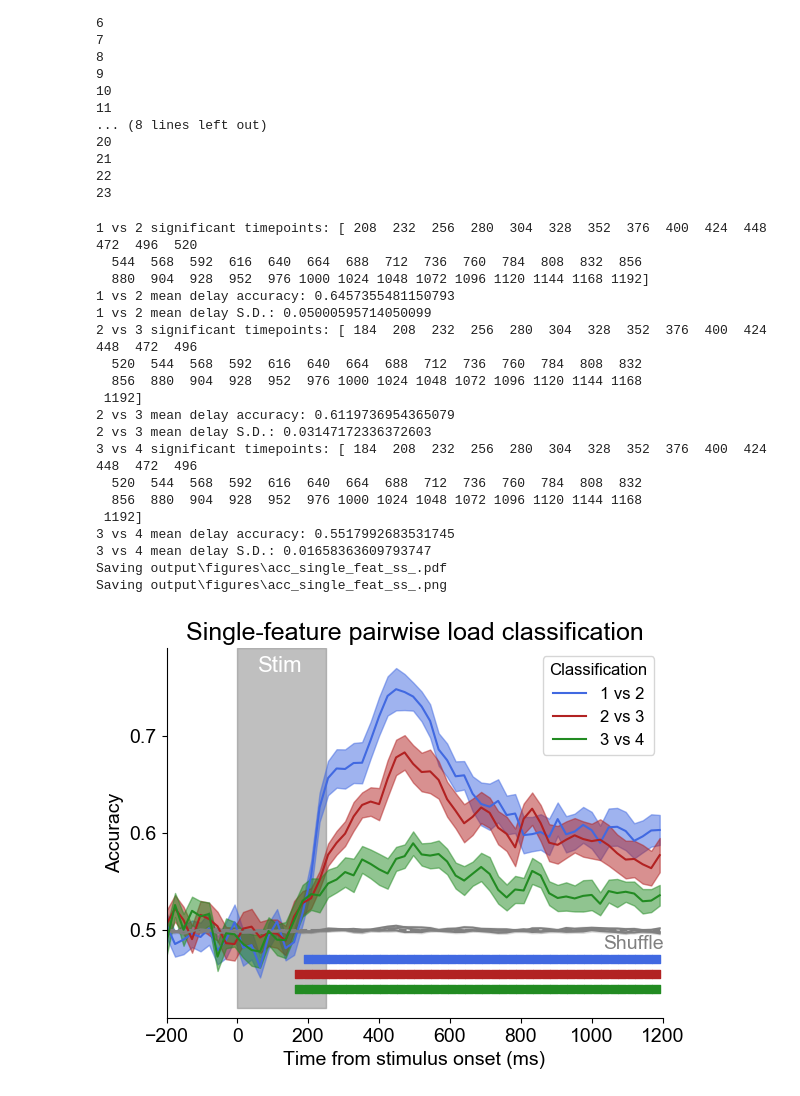
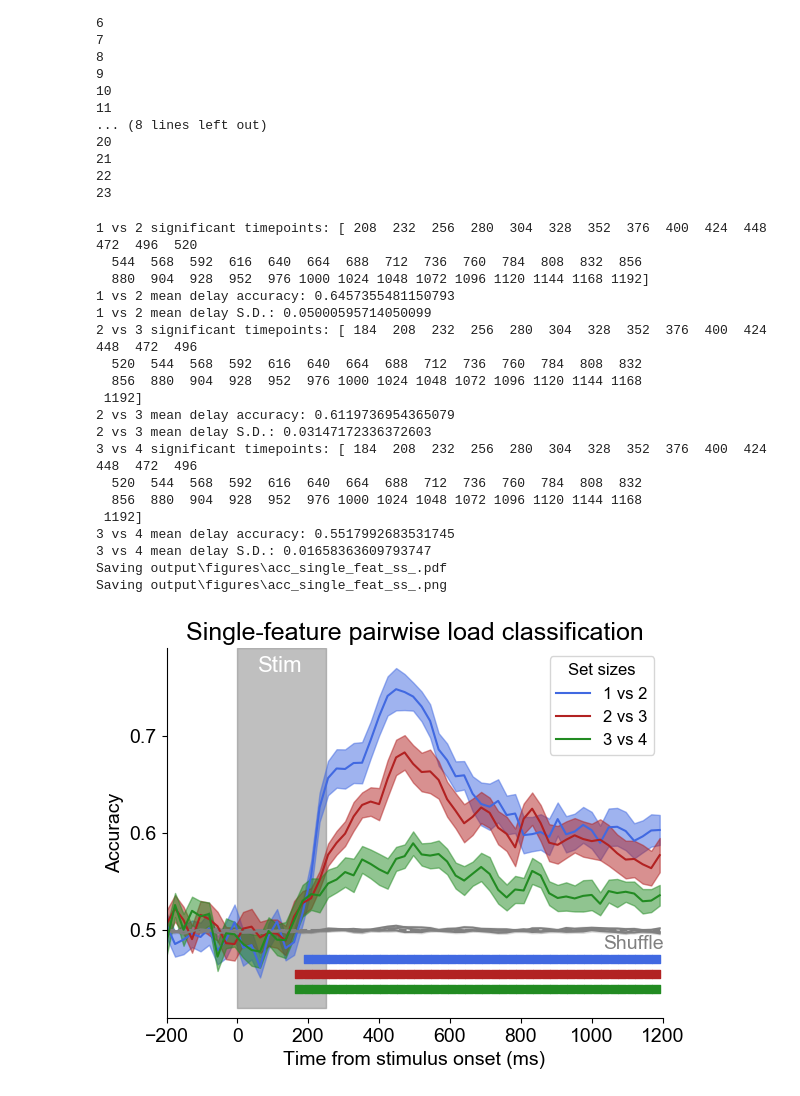
Before and after one commit to WilliamThyer/Thyer-et-al-2021, a Jupyter notebook: decode_load_single_feature_set_size.ipynb, the cells around one changed output. Drawn from its saved outputs; the diff is of its cells as text; code cells hidden in the pictures.

```diff
--- a/decode_load_single_feature_set_size.ipynb
+++ b/decode_load_single_feature_set_size.ipynb
@@ -74,31 +74,32 @@ interp.load_results('single_feature_pairwise_ss_trialbin20.pickle')
 interp.plot_acc_subset(
     subset_list=['1 vs 2','2 vs 3','3 vs 4'],
     ylim=[.41,.79],
     chance=.5,
     sig_ys=[.47,.455,.44],
     chance_text_y=.225,
     significance_testing=True,
     title='Single-feature pairwise load classification',
     subtitle = '_single_feat_ss_',
+    legend_title='Set sizes',
     savefig=True)
 # %% [output]
 1 vs 2 significant timepoints: [ 208  232  256  280  304  328  352  376  400  424  448  472  496  520
   544  568  592  616  640  664  688  712  736  760  784  808  832  856
   880  904  928  952  976 1000 1024 1048 1072 1096 1120 1144 1168 1192]
 1 vs 2 mean delay accuracy: 0.6457355481150793
 1 vs 2 mean delay S.D.: 0.05000595714050099
 2 vs 3 significant timepoints: [ 184  208  232  256  280  304  328  352  376  400  424  448  472  496
   520  544  568  592  616  640  664  688  712  736  760  784  808  832
   856  880  904  928  952  976 1000 1024 1048 1072 1096 1120 1144 1168
  1192]
 2 vs 3 mean delay accuracy: 0.6119736954365079
 2 vs 3 mean delay S.D.: 0.03147172336372603
 3 vs 4 significant timepoints: [ 184  208  232  256  280  304  328  352  376  400  424  448  472  496
   520  544  568  592  616  640  664  688  712  736  760  784  808  832
   856  880  904  928  952  976 1000 1024 1048 1072 1096 1120 1144 1168
  1192]
 3 vs 4 mean delay accuracy: 0.5517992683531745
 3 vs 4 mean delay S.D.: 0.01658363609793747
 Saving output\figures\acc_single_feat_ss_.pdf
 Saving output\figures\acc_single_feat_ss_.png
-[figure, old version]
+[figure, new version]
```
Also changed, not shown: 2 other files.
